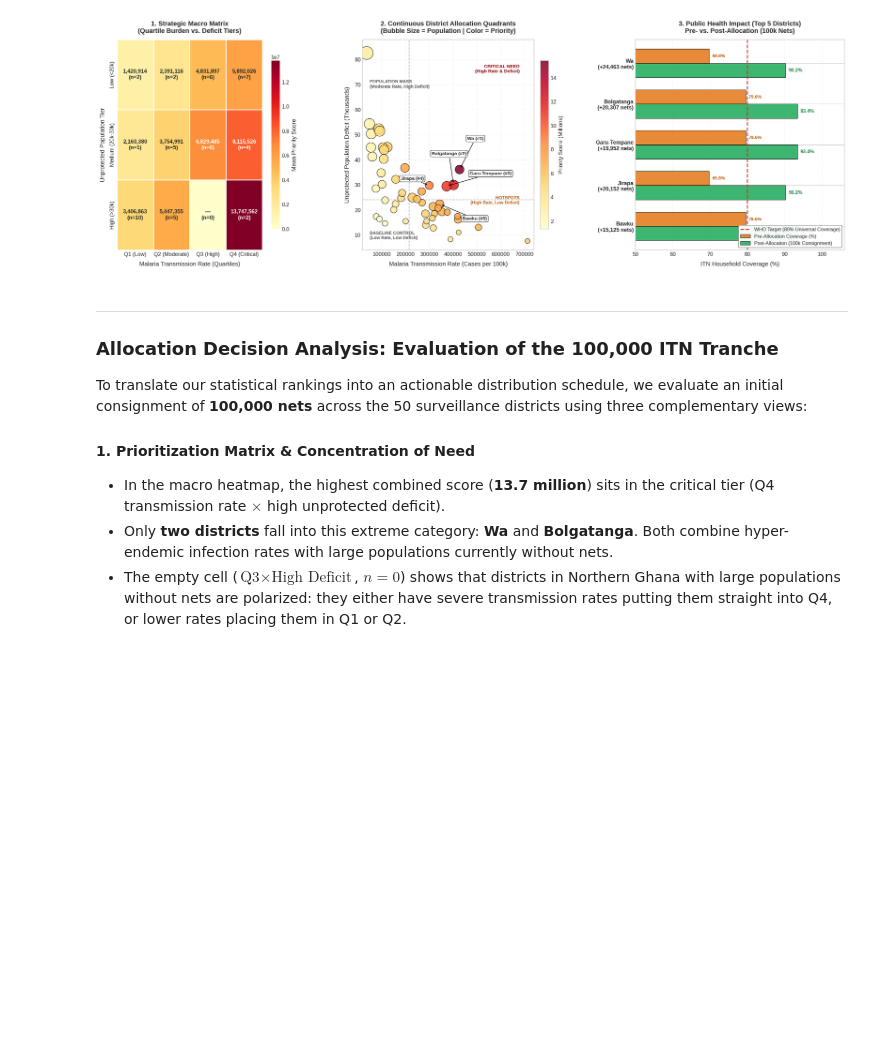
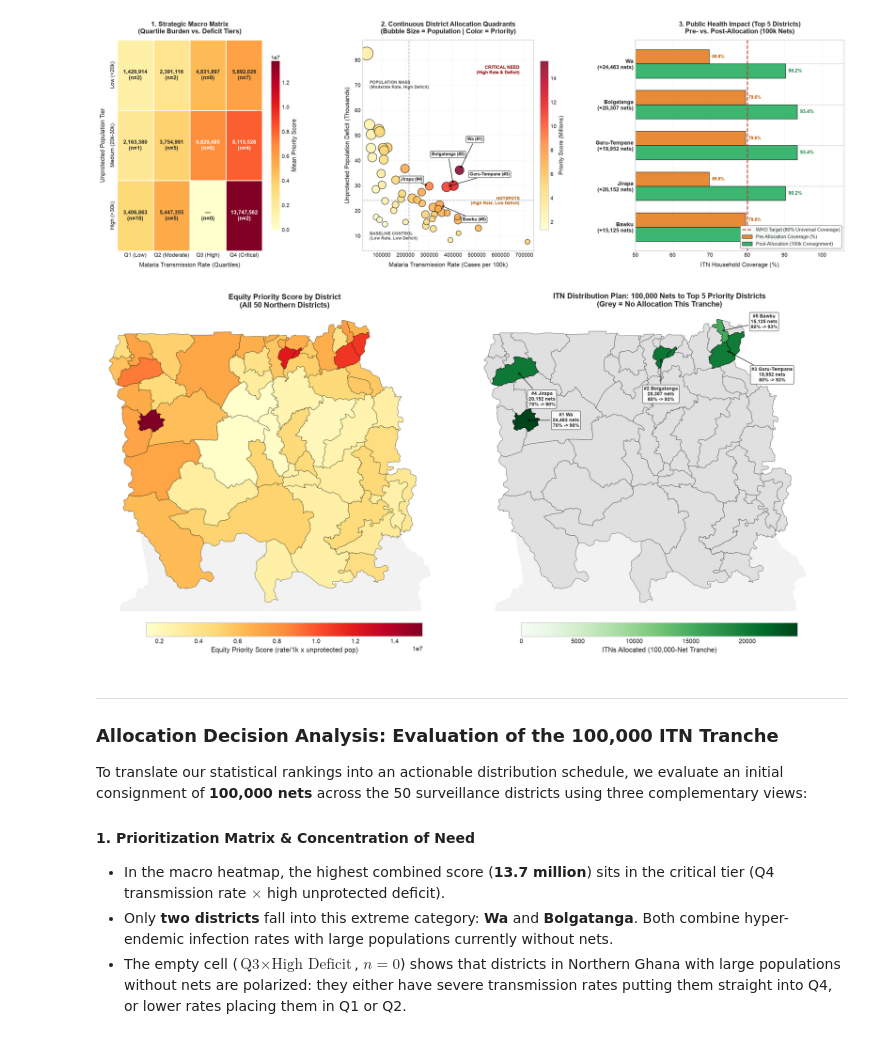
Before and after one commit to ASU-MICS-2028/mle-group-2-prosit-1, a Jupyter notebook: Prosit_1.ipynb, the cells around one changed output. Saved outputs shown, nothing was run; the diff lists cells and outputs as text; code cells hidden in the pictures; blank space fills up the shorter version.

```diff
--- a/Prosit_1.ipynb
+++ b/Prosit_1.ipynb
@@ -1476,6 +1486,66 @@ plt.tight_layout()
 plt.show()
 # %% [output]
 [figure]
+# %%
+# ==============================================================================
+# 13. ITN DISTRIBUTION MAP: WHERE THE 100,000-NET TRANCHE LANDS
+# Projects the allocation schedule (Section 12) onto the Admin 2 district boundaries.
+# Panel 1: Equity priority score across all 50 northern districts.
+# Panel 2: Nets allocated per district (top 5), labelled with nets and coverage gain.
+# ==============================================================================
+
+itn_map = gdf2.merge(
+    df_district[['district', 'priority_score', 'equity_rank']]
+        .merge(top5[['district', 'nets_allocated', 'pre_cov', 'post_cov']], on='district', how='left'),
+    on='district', how='left'
+)
+north = itn_map[itn_map['district'].notna()]
+other = itn_map[itn_map['district'].isna()]
+xmin, ymin, xmax, ymax = north.total_bounds
+
+fig, axes = plt.subplots(1, 2, figsize=(17, 9))
+
+# --- Panel 1: Priority Score Heatmap ---
+other.plot(ax=axes[0], color='#f2f2f2', edgecolor='white', linewidth=0.3)
+north.plot(
+    column='priority_score', ax=axes[0], cmap='YlOrRd', legend=True,
+    edgecolor='black', linewidth=0.35,
+    legend_kwds={'label': 'Equity Priority Score (rate/1k x unprotected pop)', 'orientation': 'horizontal', 'shrink': 0.75, 'pad': 0.03}
+)
+axes[0].set_title('Equity Priority Score by District\n(All 50 Northern Districts)', fontsize=12, fontweight='bold')
+
+# --- Panel 2: ITN Allocation Heatmap ---
+other.plot(ax=axes[1], color='#f2f2f2', edgecolor='white', linewidth=0.3)
+north[north['nets_allocated'].isna()].plot(ax=axes[1], color='#e0e0e0', edgecolor='black', linewidth=0.35)
+north[north['nets_allocated'].notna()].plot(
+    column='nets_allocated', ax=axes[1], cmap='Greens', vmin=0, legend=True,
+    edgecolor='black', linewidth=0.6,
+    legend_kwds={'label': 'ITNs Allocated (100,000-Net Tranche)', 'orientation': 'horizontal', 'shrink': 0.75, 'pad': 0.03}
+)
+# One label per district (split 2018 districts are dissolved back to their 2014 parent)
+# Label offsets (points) keep the clustered Upper East callouts from overlapping
+label_offsets = {'Bawku': (70, 15), 'Garu-Tempane': (75, -40), 'Bolgatanga': (0, -60), 'Jirapa': (40, -45), 'Wa': (65, 0)}
+recipients = north[north['nets_allocated'].notna()].dissolve(by='district', aggfunc='first').reset_index()
+for _, r in recipients.iterrows():
+    pt = r.geometry.representative_point()
+    axes[1].annotate(
+        f"#{int(r['equity_rank'])} {r['district']}\n{r['nets_allocated']:,.0f} nets\n{r['pre_cov']:.0f}% -> {r['post_cov']:.0f}%",
+        xy=(pt.x, pt.y), xytext=label_offsets.get(r['district'], (0, 0)), textcoords='offset points',
+        ha='center', va='center', fontsize=8, fontweight='bold',
+        arrowprops=dict(arrowstyle='->', color='black', lw=0.8),
+        bbox=dict(boxstyle='round,pad=0.25', facecolor='white', alpha=0.9, edgecolor='black', linewidth=0.6)
+    )
+axes[1].set_title('ITN Distribution Plan: 100,000 Nets to Top 5 Priority Districts\n(Grey = No Allocation This Tranche)', fontsize=12, fontweight='bold')
+
+for ax in axes:
+    ax.set_xlim(xmin - 0.1, xmax + 0.6)
+    ax.set_ylim(ymin - 0.1, ymax + 0.1)
+    ax.axis('off')
+
+plt.tight_layout()
+plt.show()
+# %% [output]
+[figure, added]
 # %% [markdown]
 ---
 ### Allocation Decision Analysis: Evaluation of the 100,000 ITN Tranche
```
Also changed, not shown: parts of 7 cells of this notebook, 14 other files.
